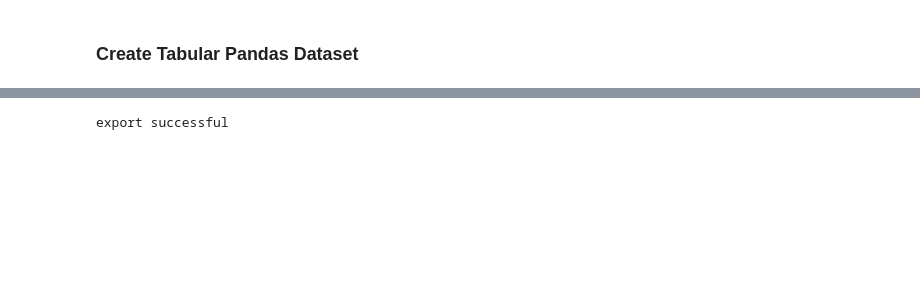
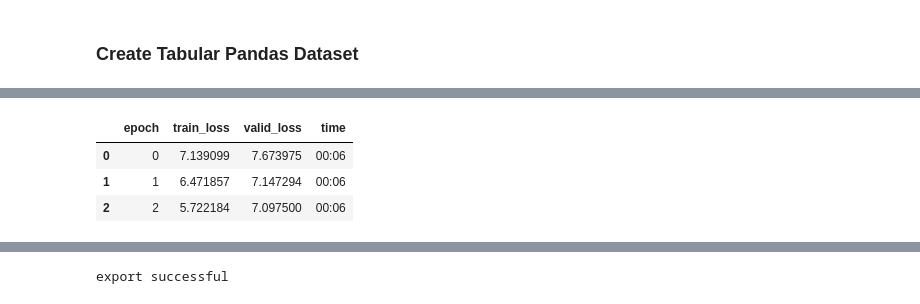
Before and after one commit to peterbull/tab-playground-mar-2022, a Jupyter notebook: traffic-flow.ipynb, the cells around one changed output, grey strips where cells are left out. Cells and saved outputs as stored; diff of their text form; code cells hidden in the pictures; blank space fills up the shorter version.

```diff
--- a/traffic-flow.ipynb
+++ b/traffic-flow.ipynb
@@ -95,0 +115,8 @@ valid_xs, valid_y = to.valid.xs, to.valid.y
+# %%
+learn.fit_one_cycle(3, 1e-2)
+train_res()
+# %% [output]
+|  | epoch | train_loss | valid_loss | time |
+| 0 | 0 | 7.139099 | 7.673975 | 00:06 |
+| 1 | 1 | 6.471857 | 7.147294 | 00:06 |
+| 2 | 2 | 5.722184 | 7.097500 | 00:06 |
```
Also changed, not shown: parts of 17 cells of this notebook, 3 other files.
